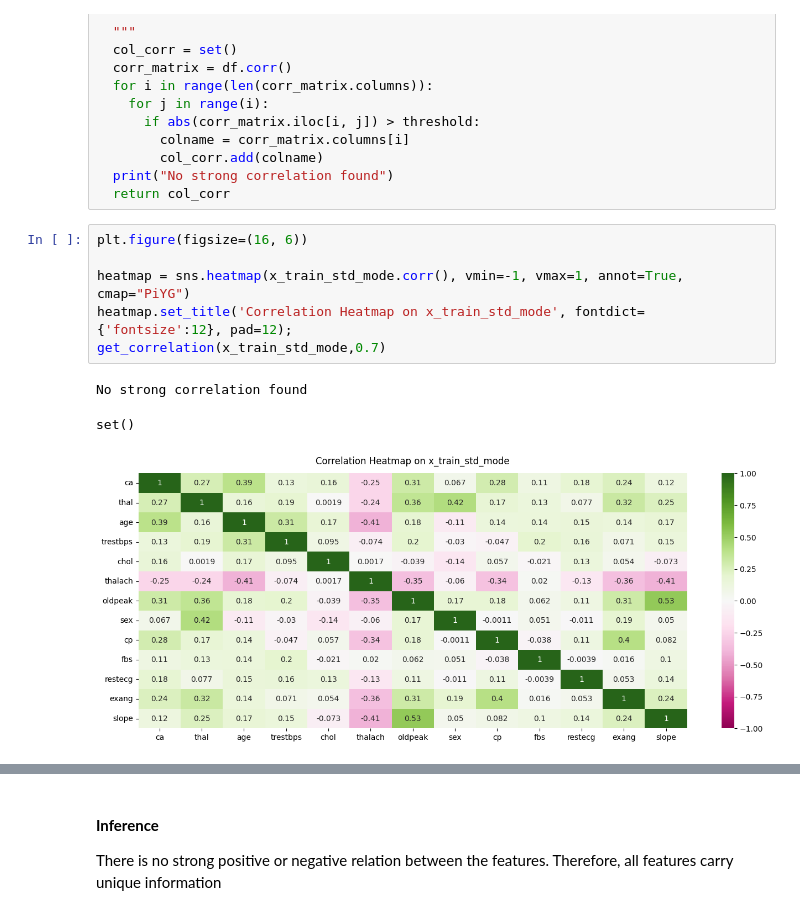
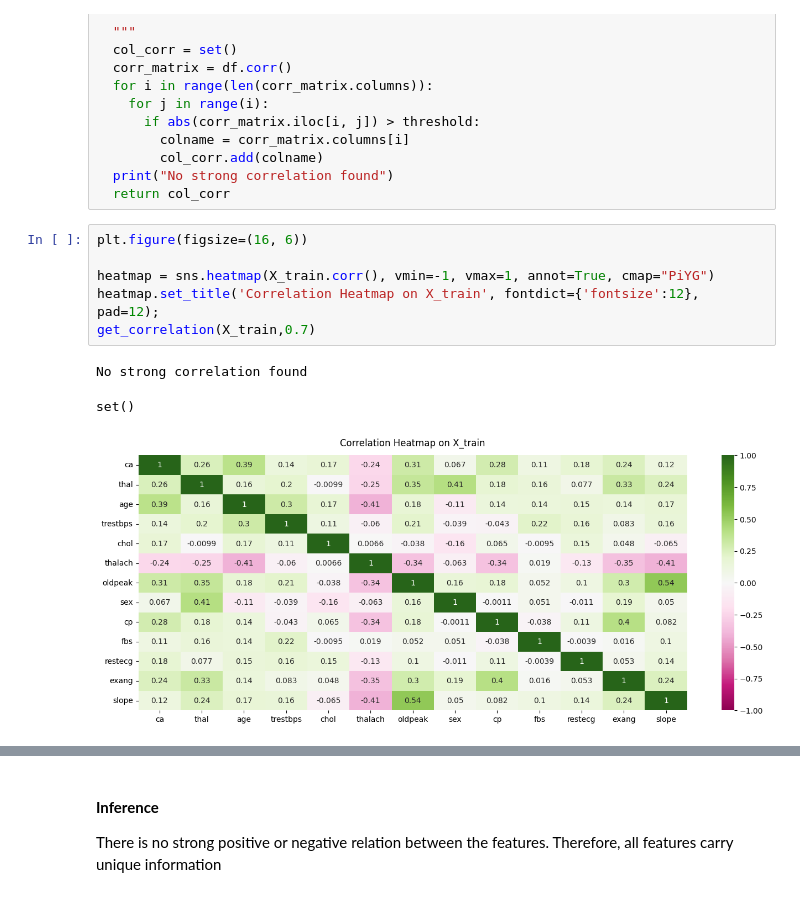
Before and after one commit to HussainAhmed202/MLProject, a Jupyter notebook: notebooks/heart_disease_prediction.ipynb, the cells around one changed output, grey strips where cells are left out. Saved outputs shown, nothing was run; the diff lists cells and outputs as text.

```diff
--- a/notebooks/heart_disease_prediction.ipynb
+++ b/notebooks/heart_disease_prediction.ipynb
@@ -668,10 +657,10 @@ def get_correlation(df:pd.DataFrame,threshold:float) -> set:
 # %%
 plt.figure(figsize=(16, 6))
 
-heatmap = sns.heatmap(x_train_std_mode.corr(), vmin=-1, vmax=1, annot=True, cmap="PiYG")
-heatmap.set_title('Correlation Heatmap on x_train_std_mode', fontdict={'fontsize':12}, pad=12);
-get_correlation(x_train_std_mode,0.7)
+heatmap = sns.heatmap(X_train.corr(), vmin=-1, vmax=1, annot=True, cmap="PiYG")
+heatmap.set_title('Correlation Heatmap on X_train', fontdict={'fontsize':12}, pad=12);
+get_correlation(X_train,0.7)
 # %% [output]
 No strong correlation found
 set()
-[figure, old version]
+[figure, new version]
```
Also changed, not shown: parts of 22 cells of this notebook.
